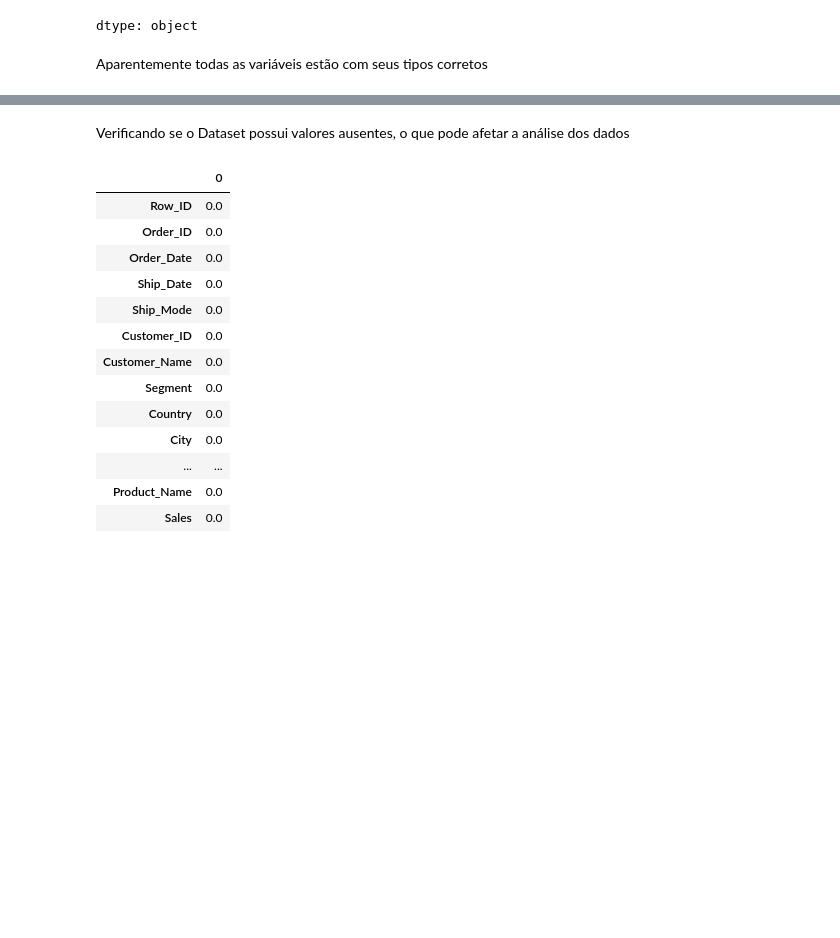
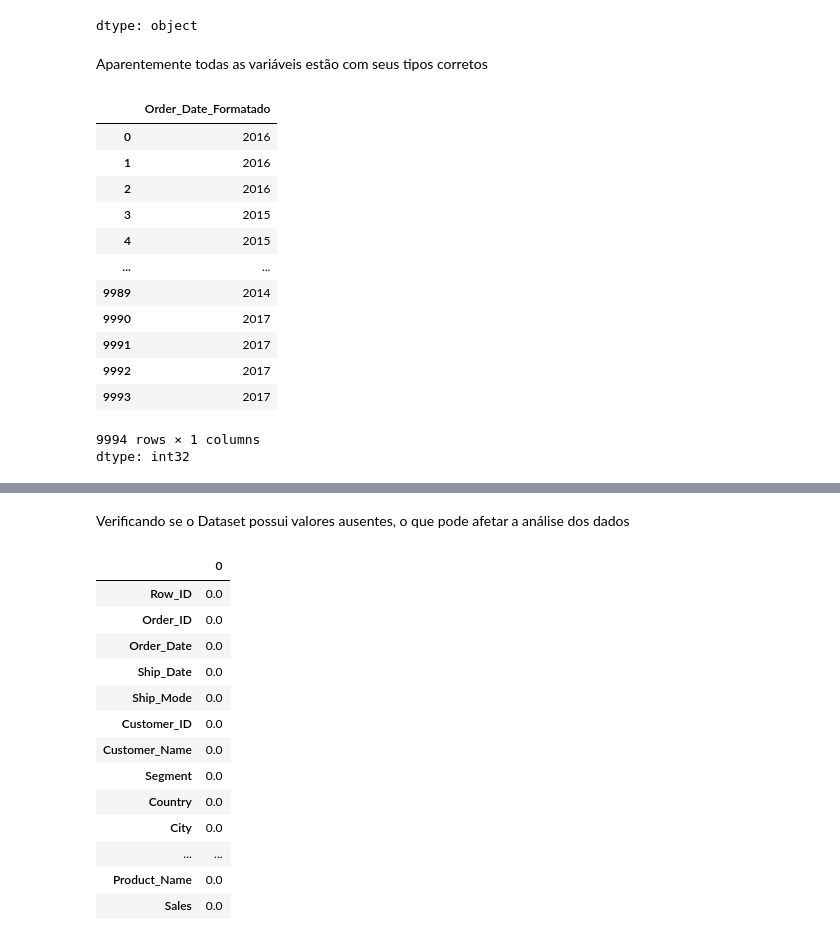
Before and after one commit to Ronaldo-Junior1/analise-dados-supermercado, a Jupyter notebook: Analise_base_supermercadoTeste.ipynb, the cells around one changed output, grey strips where cells are left out. Saved outputs shown, nothing was run; the diff lists cells and outputs as text; code cells hidden in the pictures; blank space fills up the shorter version.

```diff
--- a/Analise_base_supermercadoTeste.ipynb
+++ b/Analise_base_supermercadoTeste.ipynb
@@ -117,0 +120,17 @@ Aparentemente todas as variáveis estão com seus tipos corretos
+# %%
+df['Order_Date_Formatado'].dt.year
+# %% [output]
+|  | Order_Date_Formatado |
+| 0 | 2016 |
+| 1 | 2016 |
+| 2 | 2016 |
+| 3 | 2015 |
+| 4 | 2015 |
+| ... | ... |
+| 9989 | 2014 |
+| 9990 | 2017 |
+| 9991 | 2017 |
+| 9992 | 2017 |
+| 9993 | 2017 |
+9994 rows × 1 columns
+dtype: int32
```
Also changed, not shown: parts of 5 cells of this notebook.
